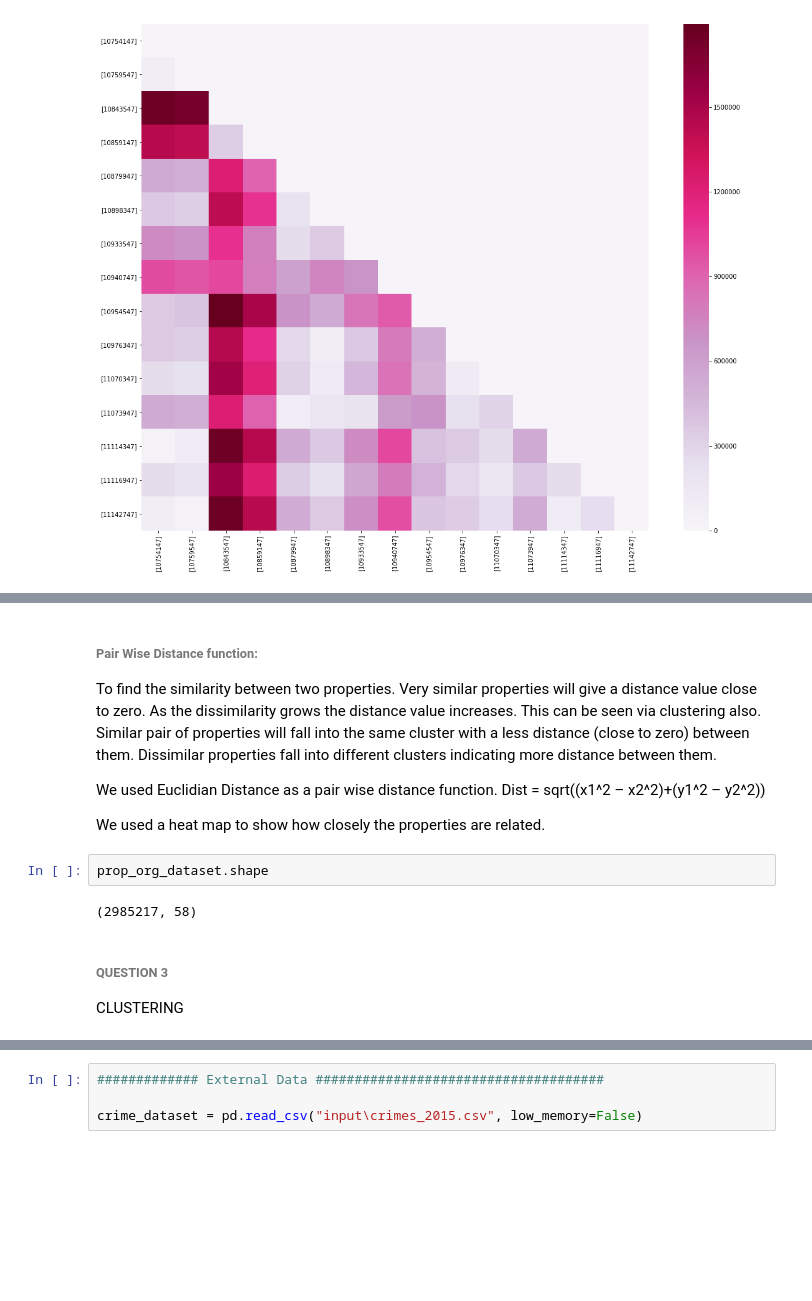
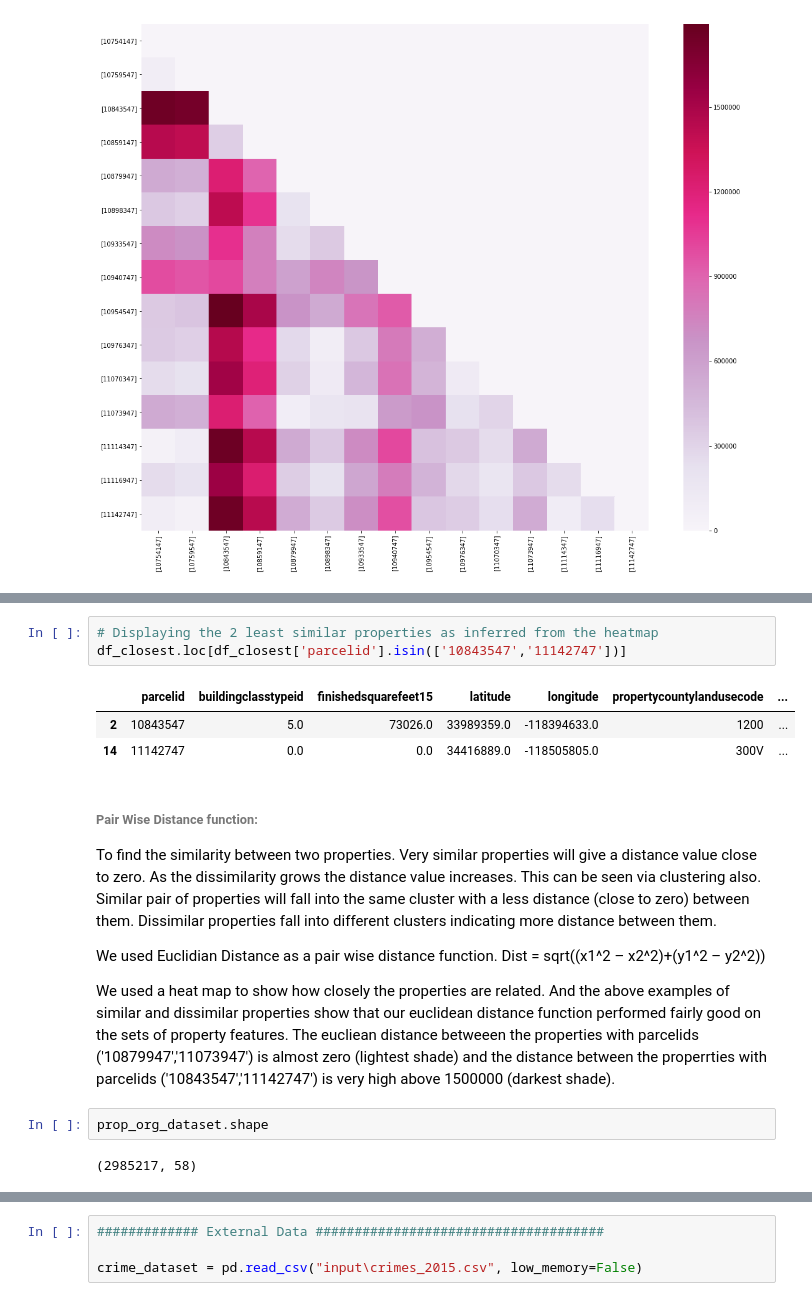
Before and after one commit to ROHITHKUMARN/Kaggle, a Jupyter notebook: HW3/HW3.ipynb, the cells around one changed output, grey strips where cells are left out. Saved outputs shown, nothing was run; the diff lists cells and outputs as text; blank space fills up the shorter version.

```diff
--- a/HW3/HW3.ipynb
+++ b/HW3/HW3.ipynb
@@ -138,3 +149,10 @@ sns.heatmap(euc_dist,xticklabels=x_labels,yticklabels=x_labels,square=True,cmap=
+# %%
+# Displaying the 2 least similar properties as inferred from the heatmap
+df_closest.loc[df_closest['parcelid'].isin(['10843547','11142747'])]
+# %% [output]
+|  | parcelid | buildingclasstypeid | finishedsquarefeet15 | latitude | longitude | propertycountylandusecode | ... |
+| 2 | 10843547 | 5.0 | 73026.0 | 33989359.0 | -118394633.0 | 1200 | ... |
+| 14 | 11142747 | 0.0 | 0.0 | 34416889.0 | -118505805.0 | 300V | ... |
 # %% [markdown]
 ###### Pair Wise Distance function: #######
 
@@ -143,12 +161,9 @@ To find the similarity between two properties. Very similar properties will give
 We used Euclidian Distance as a pair wise distance function.
 Dist = sqrt((x1^2 – x2^2)+(y1^2 – y2^2))
 
-We used a heat map to show how closely the properties are related.
+We used a heat map to show how closely the properties are related. And the above examples of similar and dissimilar properties show that our euclidean distance function performed fairly good on the sets of property features.
+The eucliean distance betweeen the properties with parcelids ('10879947','11073947') is almost zero (lightest shade) and the distance between the properrties with parcelids ('10843547','11142747') is very high above 1500000 (darkest shade).
 # %%
 prop_org_dataset.shape
 # %% [output]
 (2985217, 58)
-# %% [markdown]
-###### QUESTION 3 ########
-
-CLUSTERING
```
Also changed, not shown: parts of 28 cells of this notebook.
